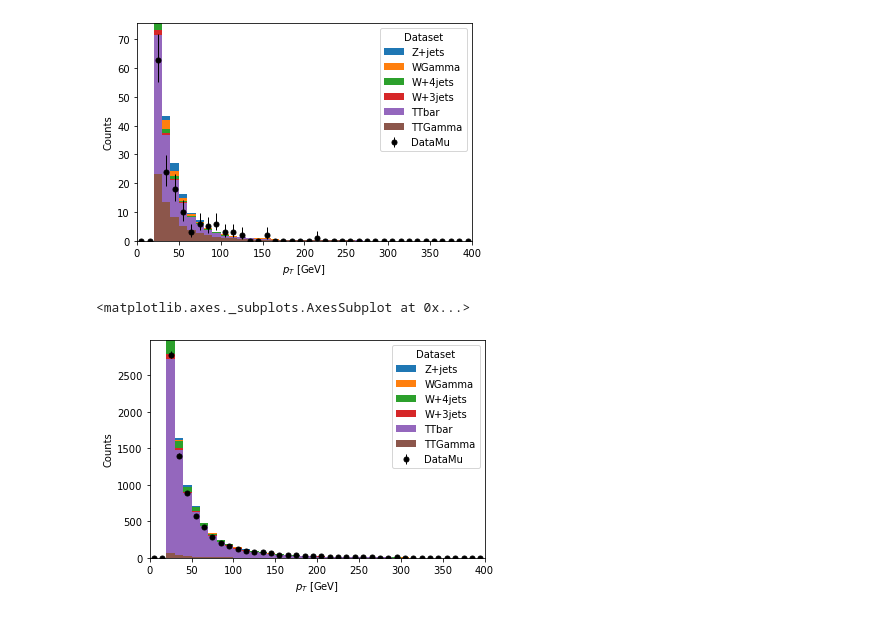
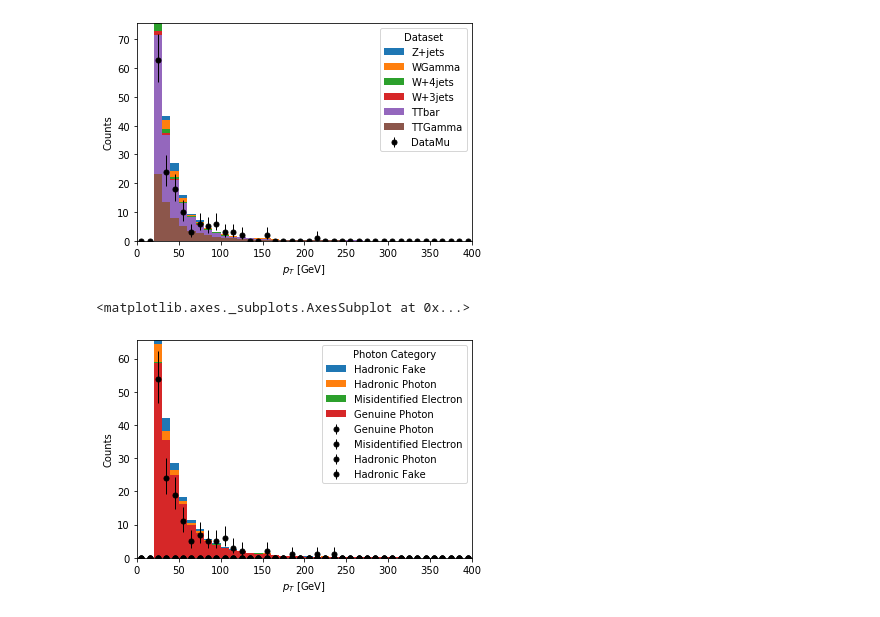
Before and after one commit to lorizahasa/TopAnalysisExample, a Jupyter notebook: Photon.ipynb, the cells around one changed output. Cells and saved outputs as stored; diff of their text form; code cells hidden in the pictures.

Commit message:
Adding Overlap and Category

```diff
--- a/Photon.ipynb
+++ b/Photon.ipynb
@@ -446,11 +502,11 @@ hist.plot1d(outputMC['tight_photon_pt'],overlay='dataset',stack=True)
 <matplotlib.axes._subplots.AxesSubplot at 0x...>
 [figure]
 # %%
-hist.plot1d(outputData['photon_pt'],overlay='dataset',error_opts=data_err_opts)
-hist.plot1d(outputMC['photon_pt'],overlay='dataset',stack=True)
+hist.plot1d(outputData['photon_pt'].sum('dataset'),overlay='category',error_opts=data_err_opts)
+hist.plot1d(outputMC['photon_pt'].sum('dataset'),overlay='category',stack=True)
 # %% [output]
 <matplotlib.axes._subplots.AxesSubplot at 0x...>
-[figure, old version]
+[figure, new version]
 # %%
 hist.plot1d(outputData['photon_eta'],overlay='dataset',error_opts=data_err_opts)
 hist.plot1d(outputMC['photon_eta'],overlay='dataset',stack=True)
```
Also changed, not shown: parts of 6 cells of this notebook.
